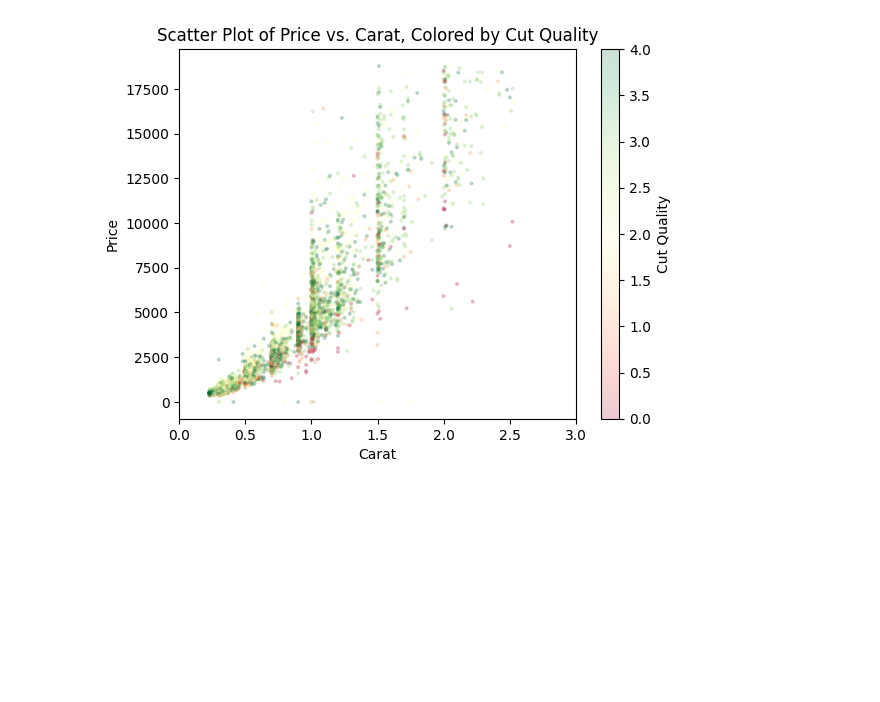
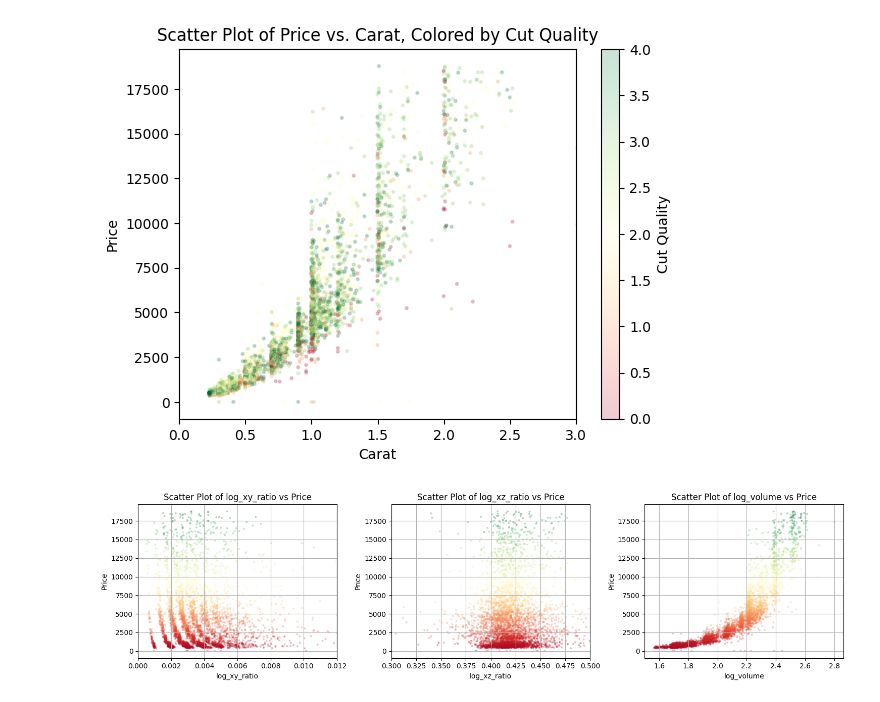
Before and after one commit to matuteiglesias/xtream-ai-assignment-engineer, a Jupyter notebook: notebooks/01 - EDA.ipynb, the cells around one changed output. Cells and saved outputs as stored; diff of their text form; code cells hidden in the pictures; blank space fills up the shorter version.

```diff
--- a/notebooks/01 - EDA.ipynb
+++ b/notebooks/01 - EDA.ipynb
@@ -175,0 +200,41 @@ plt.show()
+# %%
+# New geometric log variables
+df['log_xy_ratio'] = np.abs(np.log10(df['x'] / df['y']))
+df['log_xz_ratio'] = np.log10(df['x'] * df['y'] / df['z']**2)
+df['log_volume'] = np.log10(df['x'] * df['y'] * df['z'])
+# %%
+import matplotlib.pyplot as plt
+
+# Set up a figure with three subplots
+fig, axs = plt.subplots(1, 3, figsize=(15, 4))
+
+# Scatter plot for 'log_xy_ratio'
+axs[0].scatter(df['log_xy_ratio'], df['price'], c=df['price'], cmap='RdYlGn', alpha=0.2, s=4)
+axs[0].set_title('Scatter Plot of log_xy_ratio vs Price')
+axs[0].set_xlabel('log_xy_ratio')
+axs[0].set_ylabel('Price')
+axs[0].set_xlim(0, 0.012)
+axs[0].grid(True)
+
+# Scatter plot for 'log_xz_ratio'
+axs[1].scatter(df['log_xz_ratio'], df['price'], c=df['price'], cmap='RdYlGn', alpha=0.2, s=4)
+axs[1].set_title('Scatter Plot of log_xz_ratio vs Price')
+axs[1].set_xlabel('log_xz_ratio')
+axs[1].set_ylabel('Price')
+axs[1].set_xlim(.3, .5)
+axs[1].grid(True)
+## This feature is a measure of DEPTH, we thus may remove it
+
+# Scatter plot for 'log_volume'
+axs[2].scatter(df['log_volume'], df['price'], c=df['price'], cmap='RdYlGn', alpha=0.2, s=4)
+axs[2].set_title('Scatter Plot of log_volume vs Price')
+axs[2].set_xlabel('log_volume')
+axs[2].set_ylabel('Price')
+axs[2].grid(True)
+## This feature is the log(CARAT), we thus may remove it
+
+# Display the plots
+plt.tight_layout()
+plt.show()
+# %% [output]
+[figure, added]
```
Also changed, not shown: parts of 3 cells of this notebook.
